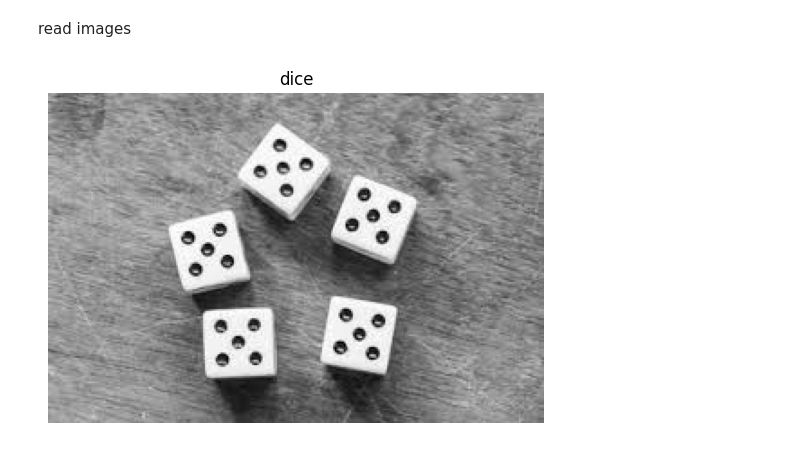
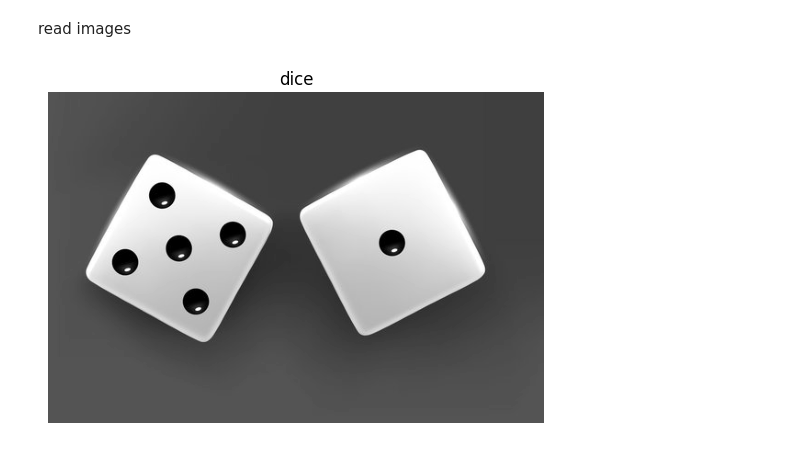
Before and after one commit to MSaberian/PyLearnImageProcessing, a Jupyter notebook: PyLearnIPObjectDetectioon/dice_detection.ipynb, the cells around one changed output. Saved outputs shown, nothing was run; the diff lists cells and outputs as text; code cells hidden in the pictures.

```diff
--- a/PyLearnIPObjectDetectioon/dice_detection.ipynb
+++ b/PyLearnIPObjectDetectioon/dice_detection.ipynb
@@ -5,15 +6,15 @@ import matplotlib.pyplot as plt
 # %% [markdown]
 read images
 # %%
-number = 1
+number = 3
 image_org = cv2.imread(f'input/dice{number}.png')
 image_dice = cv2.cvtColor(image_org, cv2.COLOR_BGR2GRAY)
 plt.imshow(image_dice, cmap='gray')
 plt.title('dice')
 plt.axis('off')
 plt.show()
 # %% [output]
-[figure, old version]
+[figure, new version]
 # %%
 image_Blur = cv2.medianBlur(image_dice, 7)
 plt.imshow(image_Blur, cmap='gray')
```
Also changed, not shown: parts of 4 cells of this notebook, 5 other files.
